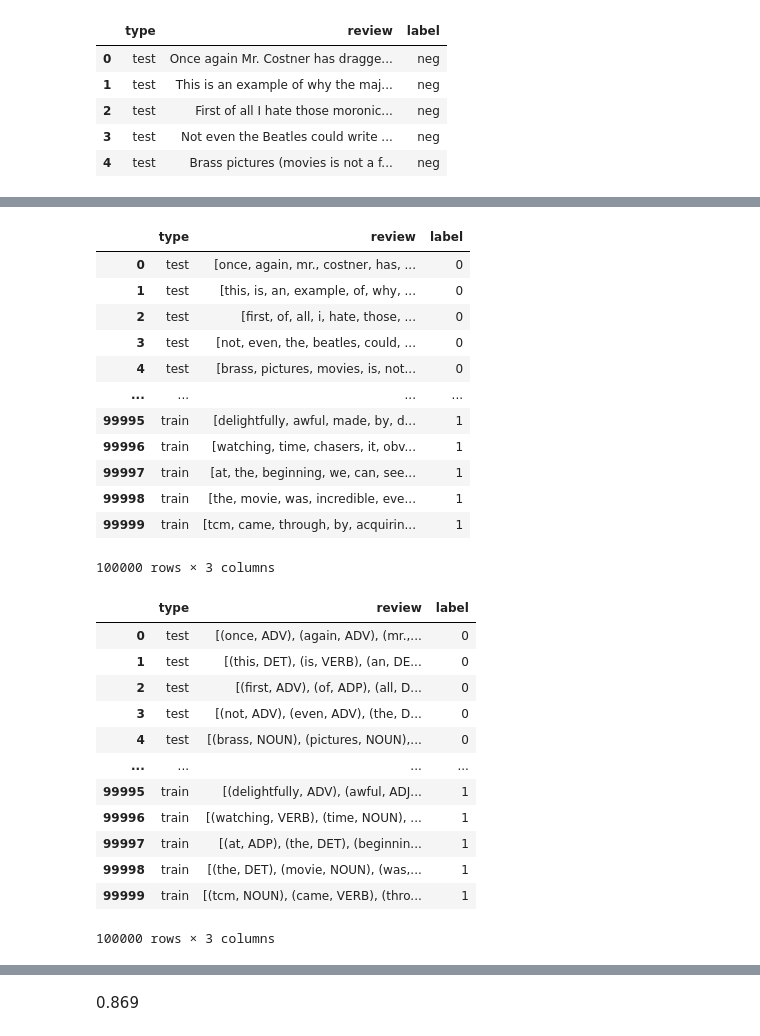
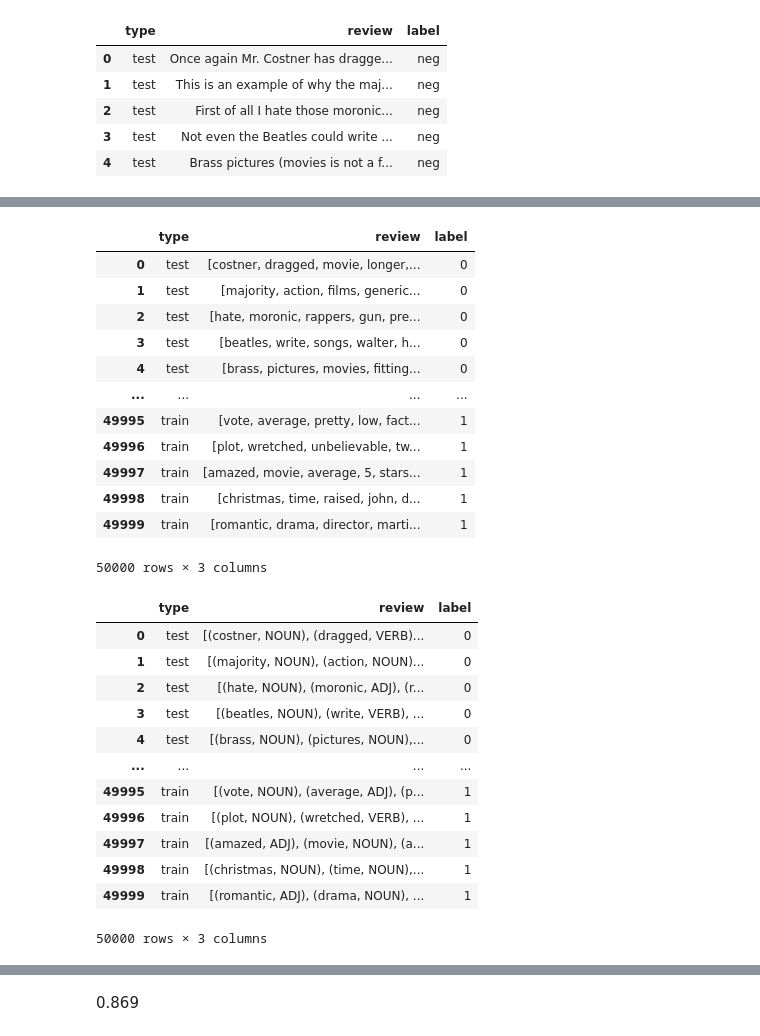
Before and after one commit to Orney2009/reviewStream, a Jupyter notebook: lib/sa_model/training_model.ipynb, the cells around one changed output, grey strips where cells are left out. Drawn from its saved outputs; the diff is of its cells as text; code cells hidden in the pictures.

```diff
--- a/lib/sa_model/training_model.ipynb
+++ b/lib/sa_model/training_model.ipynb
@@ -150,3 +130,8 @@ dataset.head()
 | 2 | test | First of all I hate those moronic... | neg |
 | 3 | test | Not even the Beatles could write ... | neg |
 | 4 | test | Brass pictures (movies is not a f... | neg |
+# %%
+dataset["label"] = dataset.label.apply(lambda label: 0 if label == "neg" else 1 if label == "pos" else 2)
+# rows_to_drop = dataset[dataset["label"] == "unsup"].index
+# dataset.drop(rows_to_drop, inplace=True)
+dataset
@@ -156,5 +170,3 @@ dataset.drop(rows_to_drop, inplace=True)
-# %%
-dataset["label"] = dataset.label.apply(lambda label: 0 if label == "neg" else 1)
 # %%
 tokenized_reviews = tokenizer(dataset)
 tokenized_reviews
@@ -175,3 +187,3 @@ tokenized_reviews
 # %%
-# without_stopwords = stopwords_remover(tokenized_reviews)
-# without_stopwords
+without_stopwords = stopwords_remover(tokenized_reviews)
+without_stopwords
@@ -178,37 +204,37 @@ tokenized_reviews
 # %%
-without_punctuation = punctuation_remover(tokenized_reviews)
+without_punctuation = punctuation_remover(without_stopwords)
 without_punctuation
 # %% [output]
 |  | type | review | label |
-| 0 | test | [once, again, mr., costner, has, ... | 0 |
-| 1 | test | [this, is, an, example, of, why, ... | 0 |
-| 2 | test | [first, of, all, i, hate, those, ... | 0 |
-| 3 | test | [not, even, the, beatles, could, ... | 0 |
-| 4 | test | [brass, pictures, movies, is, not... | 0 |
+| 0 | test | [costner, dragged, movie, longer,... | 0 |
+| 1 | test | [majority, action, films, generic... | 0 |
+| 2 | test | [hate, moronic, rappers, gun, pre... | 0 |
+| 3 | test | [beatles, write, songs, walter, h... | 0 |
+| 4 | test | [brass, pictures, movies, fitting... | 0 |
 | ... | ... | ... | ... |
-| 99995 | train | [delightfully, awful, made, by, d... | 1 |
-| 99996 | train | [watching, time, chasers, it, obv... | 1 |
-| 99997 | train | [at, the, beginning, we, can, see... | 1 |
-| 99998 | train | [the, movie, was, incredible, eve... | 1 |
-| 99999 | train | [tcm, came, through, by, acquirin... | 1 |
+| 49995 | train | [vote, average, pretty, low, fact... | 1 |
+| 49996 | train | [plot, wretched, unbelievable, tw... | 1 |
+| 49997 | train | [amazed, movie, average, 5, stars... | 1 |
+| 49998 | train | [christmas, time, raised, john, d... | 1 |
+| 49999 | train | [romantic, drama, director, marti... | 1 |
-100000 rows × 3 columns
+50000 rows × 3 columns
 # %%
 tagged_words = pos_tagger(without_punctuation)
 tagged_words
 # %% [output]
 |  | type | review | label |
-| 0 | test | [(once, ADV), (again, ADV), (mr.,... | 0 |
-| 1 | test | [(this, DET), (is, VERB), (an, DE... | 0 |
-| 2 | test | [(first, ADV), (of, ADP), (all, D... | 0 |
-| 3 | test | [(not, ADV), (even, ADV), (the, D... | 0 |
+| 0 | test | [(costner, NOUN), (dragged, VERB)... | 0 |
+| 1 | test | [(majority, NOUN), (action, NOUN)... | 0 |
+| 2 | test | [(hate, NOUN), (moronic, ADJ), (r... | 0 |
+| 3 | test | [(beatles, NOUN), (write, VERB), ... | 0 |
 | 4 | test | [(brass, NOUN), (pictures, NOUN),... | 0 |
 | ... | ... | ... | ... |
-| 99995 | train | [(delightfully, ADV), (awful, ADJ... | 1 |
-| 99996 | train | [(watching, VERB), (time, NOUN), ... | 1 |
-| 99997 | train | [(at, ADP), (the, DET), (beginnin... | 1 |
-| 99998 | train | [(the, DET), (movie, NOUN), (was,... | 1 |
-| 99999 | train | [(tcm, NOUN), (came, VERB), (thro... | 1 |
+| 49995 | train | [(vote, NOUN), (average, ADJ), (p... | 1 |
+| 49996 | train | [(plot, NOUN), (wretched, VERB), ... | 1 |
+| 49997 | train | [(amazed, ADJ), (movie, NOUN), (a... | 1 |
+| 49998 | train | [(christmas, NOUN), (time, NOUN),... | 1 |
+| 49999 | train | [(romantic, ADJ), (drama, NOUN), ... | 1 |
-100000 rows × 3 columns
+50000 rows × 3 columns
 # %%
 lemmatized_words = lemmatizer(tagged_words)
 lemmatized_words
```
Also changed, not shown: parts of 24 cells of this notebook, 3 other files.
